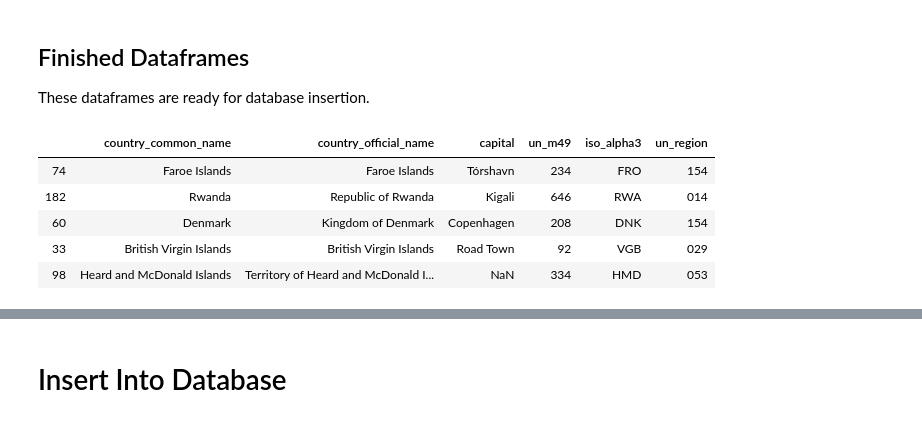
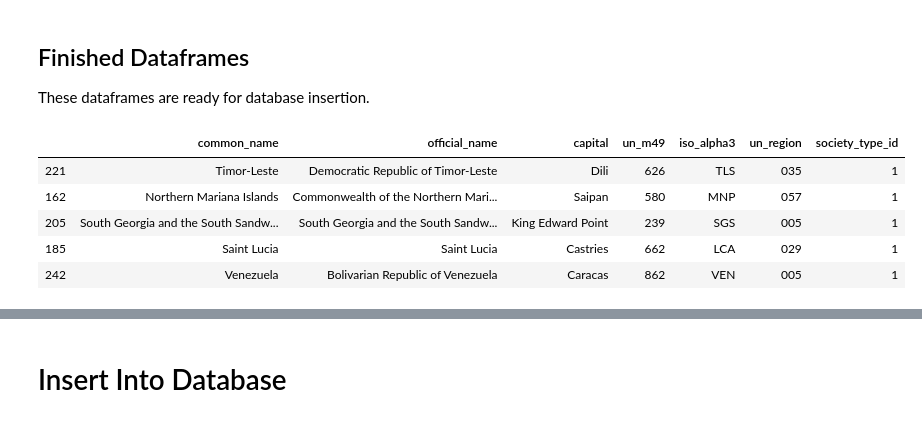
Before and after one commit to skustes/UN-Regions-and-Countries, a Jupyter notebook: Countries & UN Regions.ipynb, the cells around one changed output, grey strips where cells are left out. Saved outputs shown, nothing was run; the diff lists cells and outputs as text; code cells hidden in the pictures.

Commit message:
Added Countries to database

```diff
--- a/Countries & UN Regions.ipynb
+++ b/Countries & UN Regions.ipynb
@@ -377,16 +403,12 @@ for row in countries.itertuples():
                                     ignore_index=True )
 # %%
 # Function to populate un_region field in countries dataframe
+# All assignments to regions are at the subregion or intermediate region level
 # If intermediate_region_code is not 000, return the intermediate_region_code
-# Else return subregion_code
-# Note that one entry contains 000 in subregion_code: Antarctica
-# Antarctica was previously assigned a region_code of 000 so returning subregion_code of 000 will not cause problems
+# Otherwise return subregion_code
 def get_un_region( row ):
     # If intermediate_region_code is not 000, return it
-    if row['intermediate_region_code'] != '000':
-        return row['intermediate_region_code']
-    else:
-        return row['subregion_code']
+    return row['intermediate_region_code'] if row['intermediate_region_code'] != '000' else row['subregion_code']
 
 countries['un_region'] = countries.apply( get_un_region, axis=1 )
 # %% [markdown]
@@ -597,7 +619,7 @@ The island of Sark has no ISO Alpha3 code.
 
 #### Code
 # %%
-countries['iso_alpha3'].fillna( 'NA', inplace=True )
+countries['iso_alpha3'].fillna( '', inplace=True )
 # %% [markdown]
 #### Test
 # %%
@@ -729,8 +757,9 @@ countries[ countries['country_official_name'].str.contains('"') ]
 # %%
-countries.loc[0,'country_official_name'] = "Saint Helena, Ascension, and Tristan da Cunha"
-countries.loc[0,'country_common_name'] = "Saint Helena, Ascension, and Tristan da Cunha"
-countries.loc[25,'country_official_name'] = "Bonaire, Sint Eustatius, and Saba"
-countries.loc[209,'country_official_name'] = "Democratic Socialist Republic of Sri Lanka"
+countries.loc[0,'official_name'] = "Saint Helena, Ascension, and Tristan da Cunha"
+countries.loc[0,'common_name'] = "Saint Helena, Ascension, and Tristan da Cunha"
+countries.loc[25,'official_name'] = "Bonaire, Sint Eustatius, and Saba"
+countries.loc[209,'official_name'] = "Democratic Socialist Republic of Sri Lanka"
+countries.loc[238,'capital'] = "Washington, D.C."
 # %% [markdown]
 #### Test
 # %%
@@ -742,0 +778,2 @@ countries.query( '( country_common_name == "BES Islands" ) | ( country_common_na
+# %%
+countries['society_type_id'] = 1
@@ -769,17 +818,17 @@ memory usage: 11.8+ KB
 
 These dataframes are ready for database insertion.
 # %%
-# Sort by country_common_name, then output to csv
-countries.sort_values( 'country_common_name', inplace=True )
+# Sort by common_name, then output to csv
+countries.sort_values( 'common_name', inplace=True )
 countries.to_csv( 'countries_clean.csv', encoding='utf-16', index=False )
 countries.sample(5)
 # %% [output]
-|  | country_common_name | country_official_name | capital | un_m49 | iso_alpha3 | un_region |
-| 74 | Faroe Islands | Faroe Islands | Tórshavn | 234 | FRO | 154 |
-| 182 | Rwanda | Republic of Rwanda | Kigali | 646 | RWA | 014 |
-| 60 | Denmark | Kingdom of Denmark | Copenhagen | 208 | DNK | 154 |
-| 33 | British Virgin Islands | British Virgin Islands | Road Town | 92 | VGB | 029 |
-| 98 | Heard and McDonald Islands | Territory of Heard and McDonald I... | NaN | 334 | HMD | 053 |
+|  | common_name | official_name | capital | un_m49 | iso_alpha3 | un_region | society_type_id |
+| 221 | Timor-Leste | Democratic Republic of Timor-Leste | Dili | 626 | TLS | 035 | 1 |
+| 162 | Northern Mariana Islands | Commonwealth of the Northern Mari... | Saipan | 580 | MNP | 057 | 1 |
+| 205 | South Georgia and the South Sandw... | South Georgia and the South Sandw... | King Edward Point | 239 | SGS | 005 | 1 |
+| 185 | Saint Lucia | Saint Lucia | Castries | 662 | LCA | 029 | 1 |
+| 242 | Venezuela | Bolivarian Republic of Venezuela | Caracas | 862 | VEN | 005 | 1 |
 # %%
 # Sort by parent_region_code, then output to csv
 regions.sort_values( 'parent_region_code', inplace=True )
```
Also changed, not shown: parts of 59 cells of this notebook, 2 other files.
